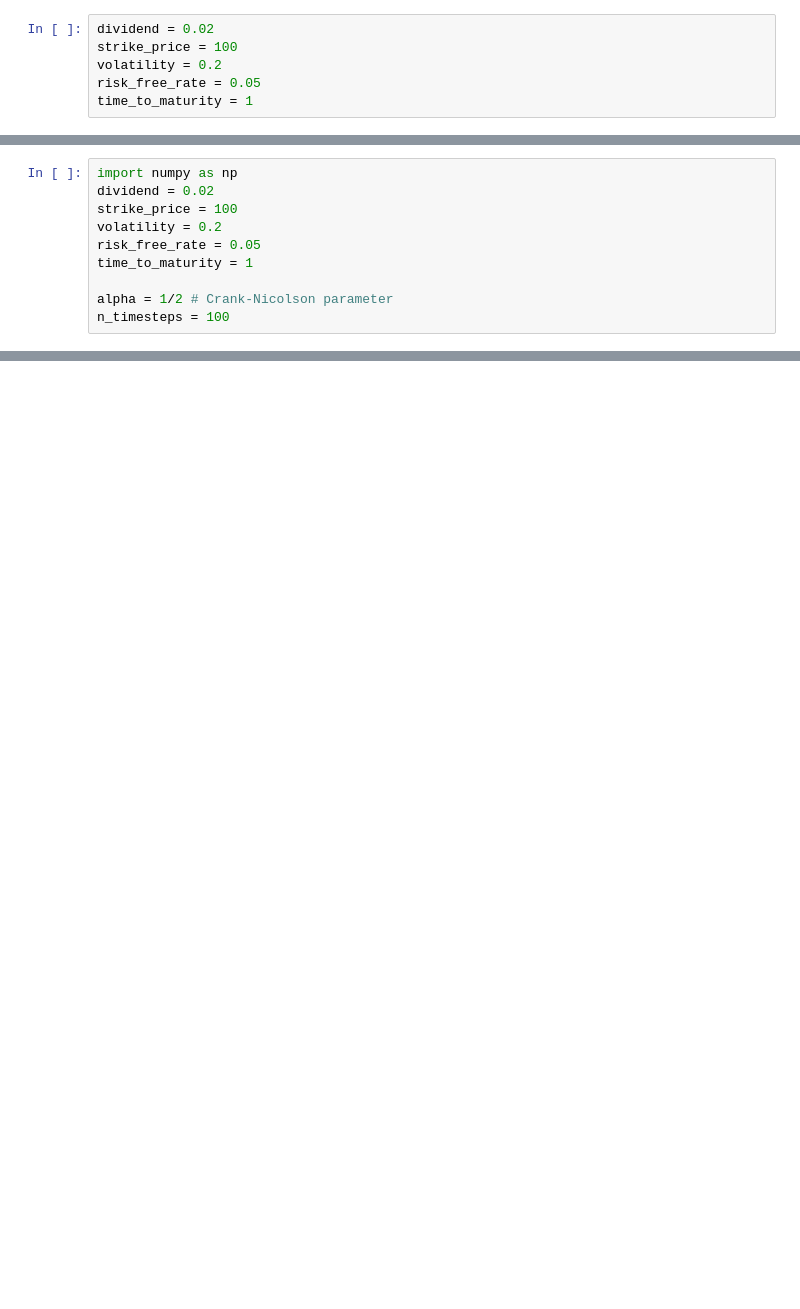
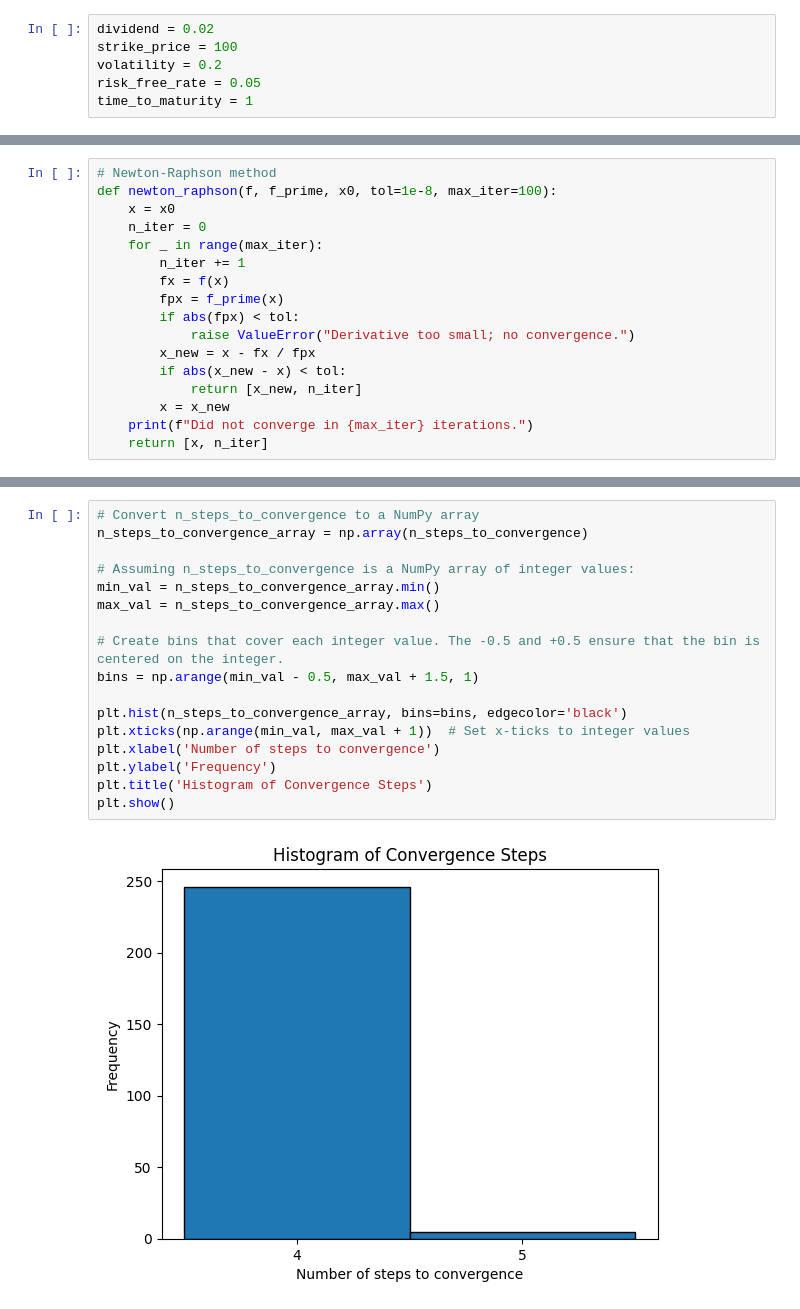
Before and after one commit to ttnhathuy313/option-pricing, a Jupyter notebook: main.ipynb, the cells around one changed output, grey strips where cells are left out. Cells and saved outputs as stored; diff of their text form; blank space fills up the shorter version.

```diff
--- a/main.ipynb
+++ b/main.ipynb
@@ -432,10 +46,0 @@ Operator Splitting
-# %%
-import numpy as np
-dividend = 0.02
-strike_price = 100
-volatility = 0.2
-risk_free_rate = 0.05
-time_to_maturity = 1
-
-alpha = 1/2 # Crank-Nicolson parameter
-n_timesteps = 100
@@ -701,0 +101,17 @@ Mean Absolute Difference (MAD) between the two methods: 0.16412608610180654
+# %%
+# Newton-Raphson method
+def newton_raphson(f, f_prime, x0, tol=1e-8, max_iter=100):
+    x = x0
+    n_iter = 0
+    for _ in range(max_iter):
+        n_iter += 1
+        fx = f(x)
+        fpx = f_prime(x)
+        if abs(fpx) < tol:
+            raise ValueError("Derivative too small; no convergence.")
+        x_new = x - fx / fpx
+        if abs(x_new - x) < tol:
+            return [x_new, n_iter]
+        x = x_new
+    print(f"Did not converge in {max_iter} iterations.")
+    return [x, n_iter]
@@ -701,0 +170,19 @@ Mean Absolute Difference (MAD) between the two methods: 0.16412608610180654
+# %%
+# Convert n_steps_to_convergence to a NumPy array
+n_steps_to_convergence_array = np.array(n_steps_to_convergence)
+
+# Assuming n_steps_to_convergence is a NumPy array of integer values:
+min_val = n_steps_to_convergence_array.min()
+max_val = n_steps_to_convergence_array.max()
+
+# Create bins that cover each integer value. The -0.5 and +0.5 ensure that the bin is centered on the integer.
+bins = np.arange(min_val - 0.5, max_val + 1.5, 1)
+
+plt.hist(n_steps_to_convergence_array, bins=bins, edgecolor='black')
+plt.xticks(np.arange(min_val, max_val + 1))  # Set x-ticks to integer values
+plt.xlabel('Number of steps to convergence')
+plt.ylabel('Frequency')
+plt.title('Histogram of Convergence Steps')
+plt.show()
+# %% [output]
+[figure, added]
```
Also changed, not shown: parts of 72 cells of this notebook, 10 other files.
